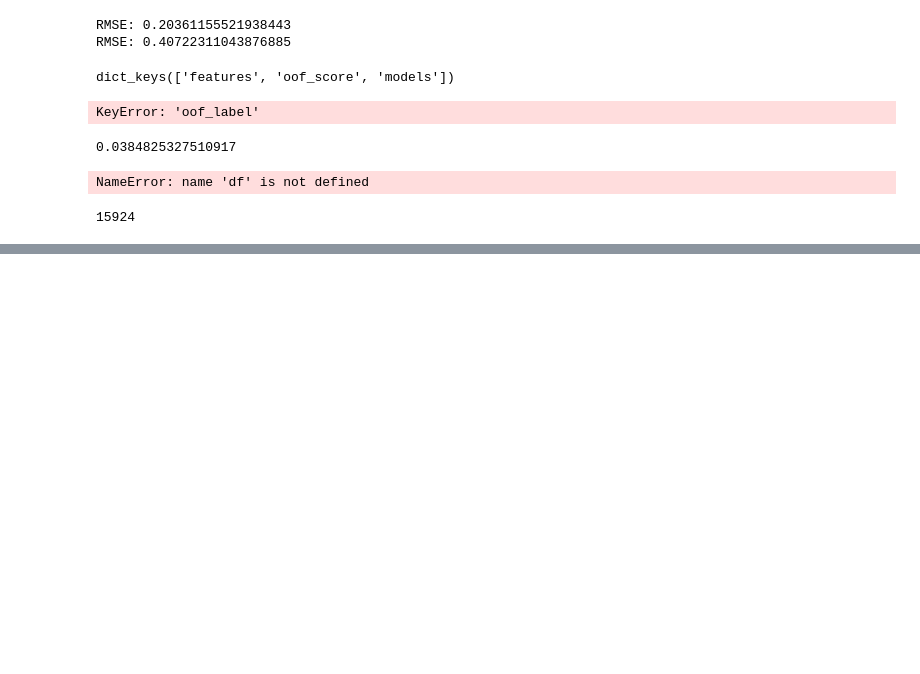
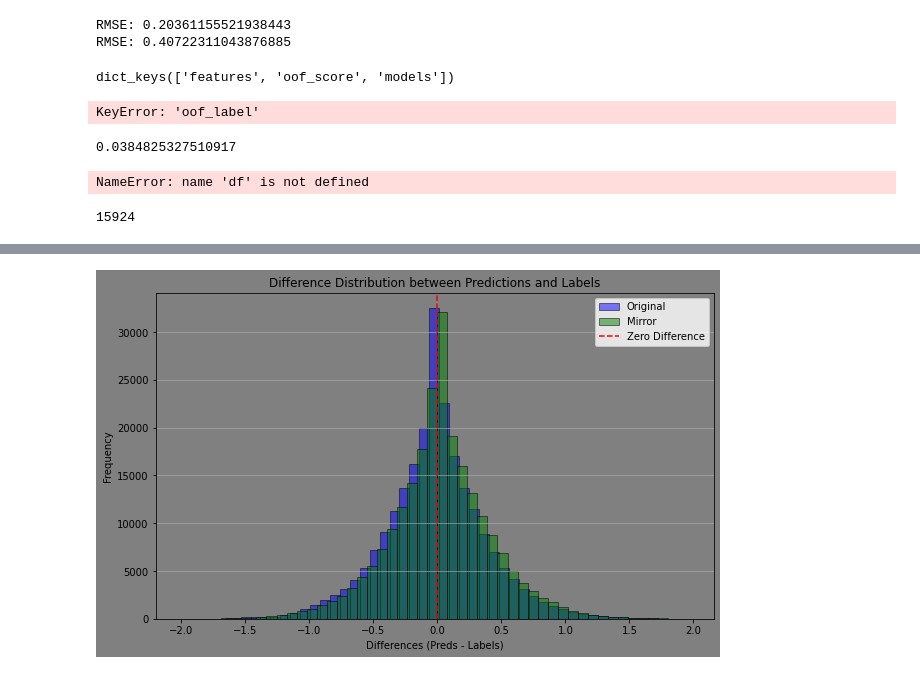
Before and after one commit to vadimtimakin/Kaggle-MCTS-6th-place-solution, a Jupyter notebook: draft.ipynb, the cells around one changed output, grey strips where cells are left out. Saved outputs shown, nothing was run; the diff lists cells and outputs as text; code cells hidden in the pictures; blank space fills up the shorter version.

```diff
--- a/draft.ipynb
+++ b/draft.ipynb
@@ -950,0 +1017,39 @@ import kaggle_evaluation.mcts_inference_server
+# %%
+import numpy as np
+import matplotlib.pyplot as plt
+
+# Example data (replace these with your actual preds and labels)
+mask = checkpoint["catboost"]["mode"].astype(bool)
+preds = checkpoint["catboost"]["oof_preds"]
+labels = checkpoint["catboost"]["oof_labels"]
+
+# Calculate the differences for both masked and non-masked cases
+differences_masked = preds[mask] - labels[mask]
+differences_unmasked = preds[~mask] - labels[~mask]
+
+# Plotting the differences distributions
+plt.figure(figsize=(10, 6), facecolor='gray')
+plt.gca().set_facecolor('gray')
+
+# Histogram for masked differences
+plt.hist(differences_masked, bins=50, edgecolor='k', alpha=0.5, label='Original', color='blue')
+
+# Histogram for unmasked differences
+plt.hist(differences_unmasked, bins=50, edgecolor='k', alpha=0.5, label='Mirror', color='green')
+
+# Adding labels and title
+plt.title('Difference Distribution between Predictions and Labels')
+plt.xlabel('Differences (Preds - Labels)')
+plt.ylabel('Frequency')
+plt.grid(axis='y', alpha=0.75)  # Optional: Add grid for better readability
+
+# Optional: Vertical line at zero difference
+plt.axvline(0, color='red', linestyle='--', label='Zero Difference')
+
+# Show legend
+plt.legend()
+
+# Show the plot
+plt.show()
+# %% [output]
+[figure, added]
```
Also changed, not shown: parts of 13 cells of this notebook, 1 other file.
